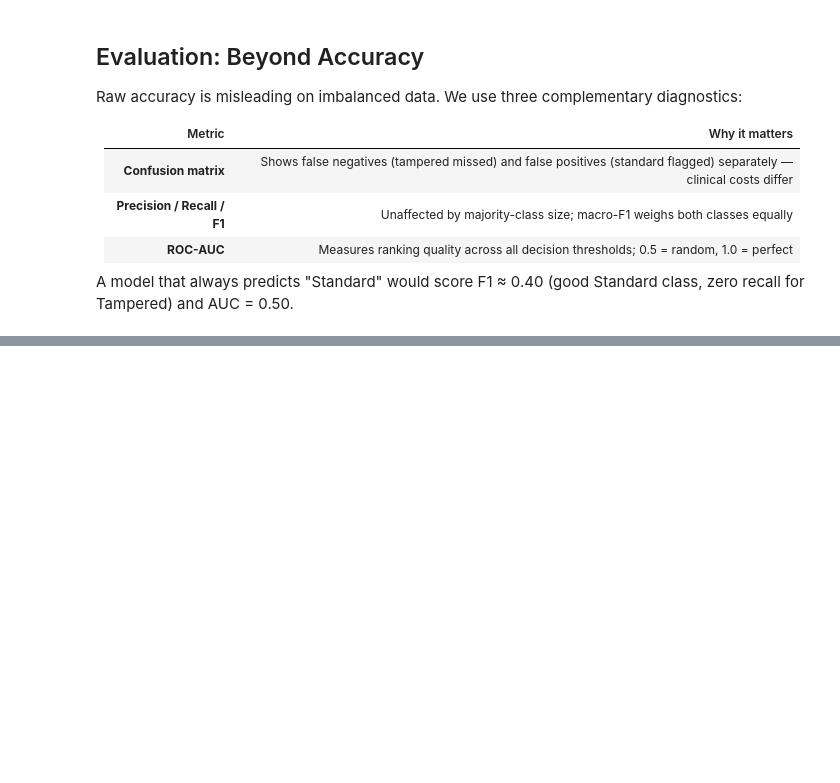
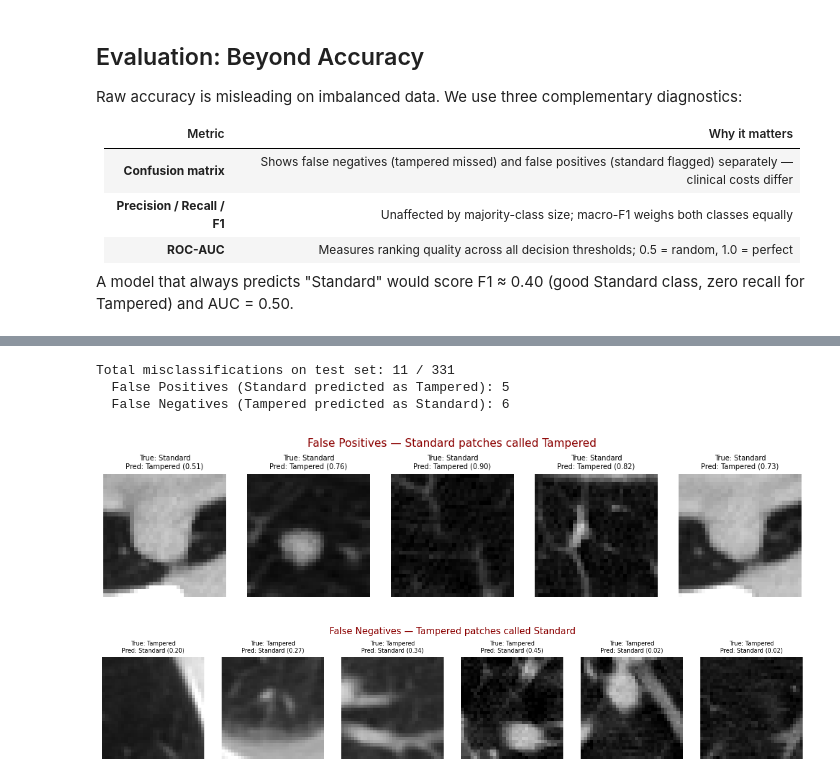
Before and after one commit to billhan5732/CS172B_Project, a Jupyter notebook: src/nick_data_improvements.ipynb, the cells around one changed output, grey strips where cells are left out. Cells and saved outputs as stored; diff of their text form; code cells hidden in the pictures; blank space fills up the shorter version.

```diff
--- a/src/nick_data_improvements.ipynb
+++ b/src/nick_data_improvements.ipynb
@@ -1128,3 +1178,65 @@ plt.show()
+# %%
+# ── Visualise ALL misclassified test examples ─────────────────────────────────
+# Collect every misclassification from the test set with its probability score.
+model.eval()
+misclassified: List[dict] = []
+
+with torch.no_grad():
+    global_idx = 0
+    for xb, yb in test_loader:
+        xb_dev = xb.to(CFG.device)
+        probs_batch = torch.sigmoid(model(xb_dev)).cpu().numpy()
+        preds_batch = (probs_batch >= 0.5).astype(int)
+        labels_batch = yb.numpy().astype(int)
+
+        for i in range(len(labels_batch)):
+            if preds_batch[i] != labels_batch[i]:
+                misclassified.append({
+                    "ds_idx": global_idx + i,
+                    "patch": xb[i].squeeze().numpy(),  # already CPU
+                    "true": labels_batch[i],
+                    "pred": preds_batch[i],
+                    "prob": float(probs_batch[i]),
+                })
+        global_idx += len(labels_batch)
+
+print(f"Total misclassifications on test set: {len(misclassified)} / {len(test_ds)}")
+
+# Separate FP and FN for a more informative layout
+false_positives = [m for m in misclassified if m["true"] == 0 and m["pred"] == 1]
+false_negatives = [m for m in misclassified if m["true"] == 1 and m["pred"] == 0]
+print(f"  False Positives (Standard predicted as Tampered): {len(false_positives)}")
+print(f"  False Negatives (Tampered predicted as Standard): {len(false_negatives)}")
+
+def _plot_error_grid(cases: List[dict], title: str, max_show: int = 24):
+    if not cases:
+        print(f"No {title} errors to display.")
+        return
+    show = cases[:max_show]
+    cols = min(8, len(show))
+    rows = (len(show) + cols - 1) // cols
+    fig, axes = plt.subplots(rows, cols, figsize=(2 * cols, 2.3 * rows), constrained_layout=True)
+    axes_flat = np.array(axes).ravel() if rows * cols > 1 else [axes]
+    for ax, m in zip(axes_flat, show):
+        ax.imshow(m["patch"], cmap="gray", vmin=0, vmax=1)
+        true_str = "Tampered" if m["true"] == 1 else "Standard"
+        pred_str = "Tampered" if m["pred"] == 1 else "Standard"
+        ax.set_title(f"True: {true_str}\nPred: {pred_str} ({m['prob']:.2f})", fontsize=7)
+        ax.axis("off")
+    for ax in axes_flat[len(show):]:
+        ax.axis("off")
+    extra = f"  (+{len(cases) - max_show} more)" if len(cases) > max_show else ""
+    plt.suptitle(f"{title}{extra}", fontsize=11, color="darkred")
+    plt.show()
+
+_plot_error_grid(false_positives, "False Positives — Standard patches called Tampered")
+_plot_error_grid(false_negatives, "False Negatives — Tampered patches called Standard")
+# %% [output]
+Total misclassifications on test set: 11 / 331
+  False Positives (Standard predicted as Tampered): 5
+  False Negatives (Tampered predicted as Standard): 6
+[figure, added]
+[figure, added]
 # %%
 # ── Final evaluation on entire train and test sets ───────────────────────────
 _, final_train_acc, final_train_f1, final_train_auc = evaluate(model, train_loader, criterion, CFG.device)
```
Also changed, not shown: parts of 8 cells of this notebook, 1 other file.
